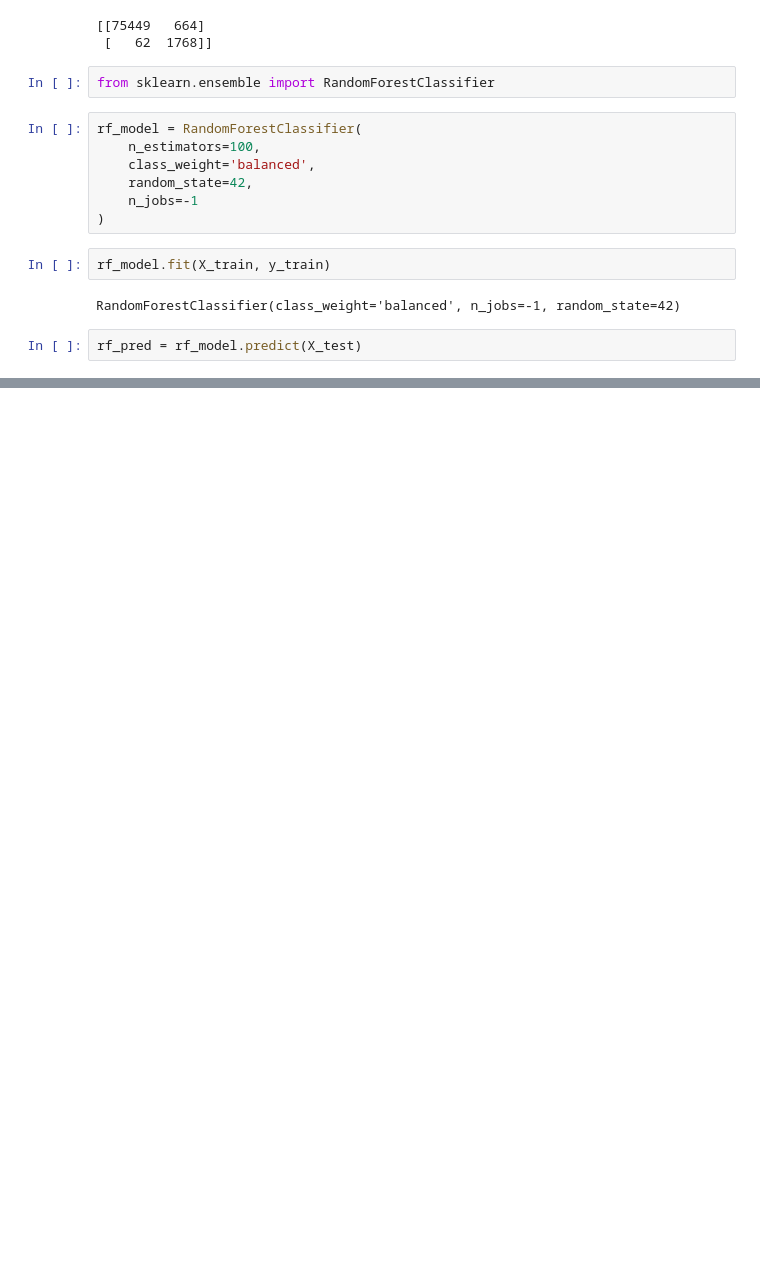
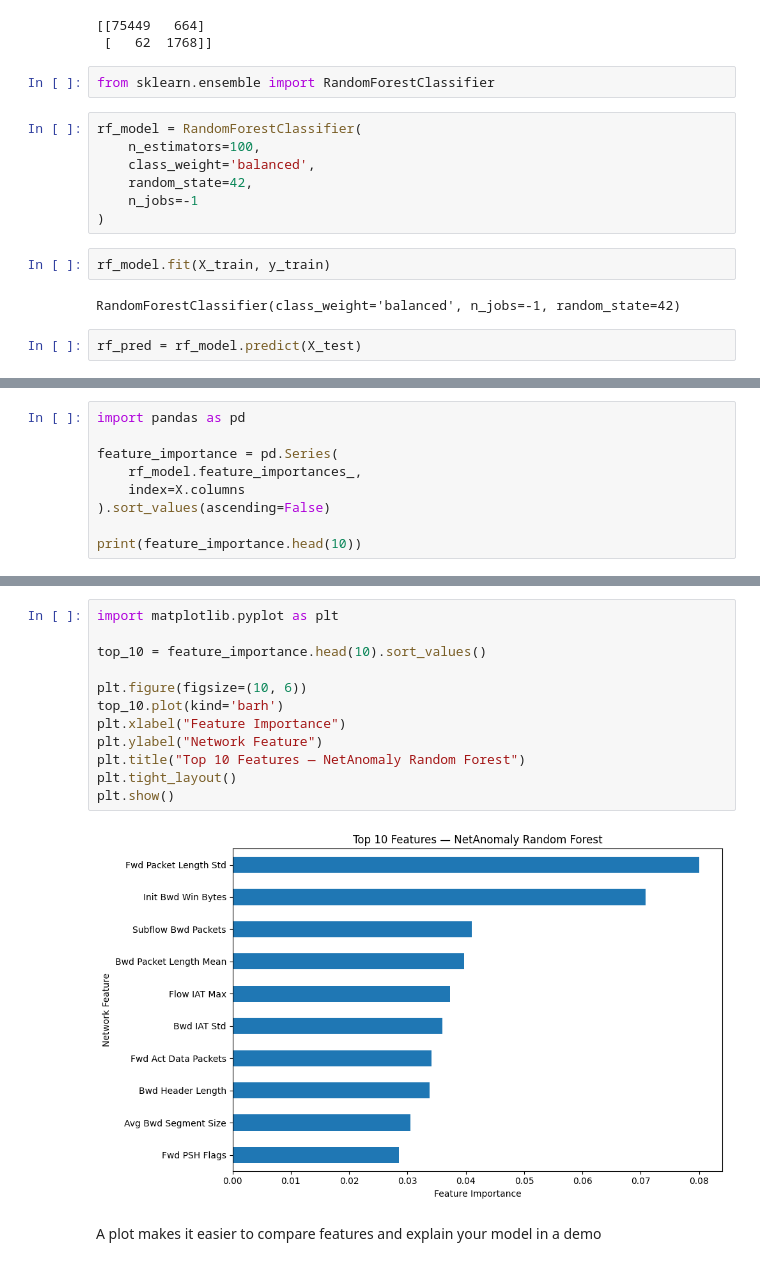
Before and after one commit to sachitaaa/NETANOMALY, a Jupyter notebook: notebooks/1_eda.ipynb, the cells around one changed output, grey strips where cells are left out. Saved outputs shown, nothing was run; the diff lists cells and outputs as text; blank space fills up the shorter version.

```diff
--- a/notebooks/1_eda.ipynb
+++ b/notebooks/1_eda.ipynb
@@ -275,0 +292,9 @@ weighted avg       1.00      1.00      1.00     77943
+# %%
+import pandas as pd
+
+feature_importance = pd.Series(
+    rf_model.feature_importances_,
+    index=X.columns
+).sort_values(ascending=False)
+
+print(feature_importance.head(10))
@@ -275,0 +313,16 @@ weighted avg       1.00      1.00      1.00     77943
+# %%
+import matplotlib.pyplot as plt
+
+top_10 = feature_importance.head(10).sort_values()
+
+plt.figure(figsize=(10, 6))
+top_10.plot(kind='barh')
+plt.xlabel("Feature Importance")
+plt.ylabel("Network Feature")
+plt.title("Top 10 Features — NetAnomaly Random Forest")
+plt.tight_layout()
+plt.show()
+# %% [output]
+[figure, added]
+# %% [markdown]
+A plot makes it easier to compare features and explain your model in a demo
```
Also changed, not shown: parts of 31 cells of this notebook, 1 other file.
